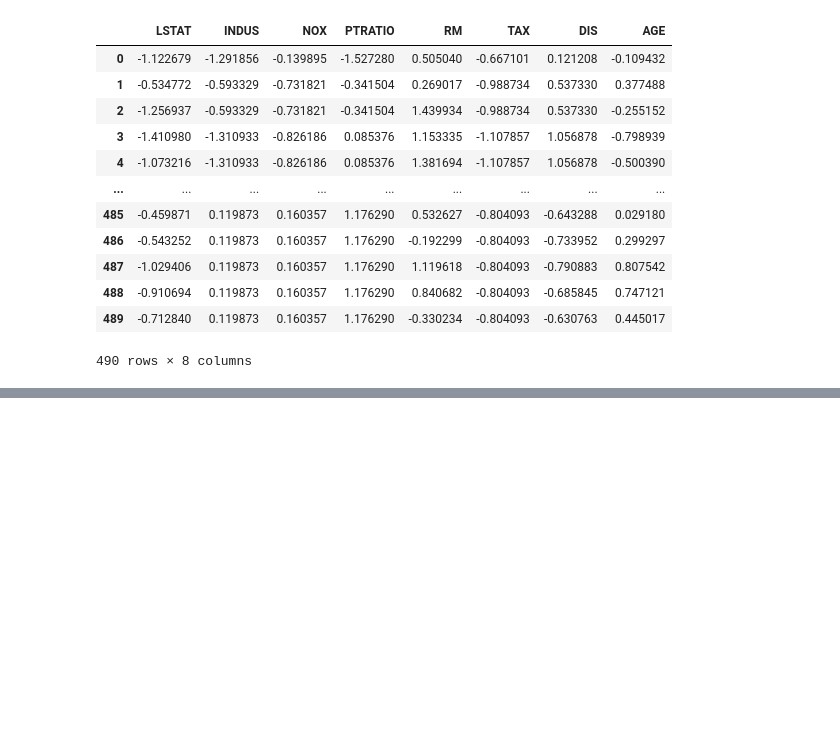
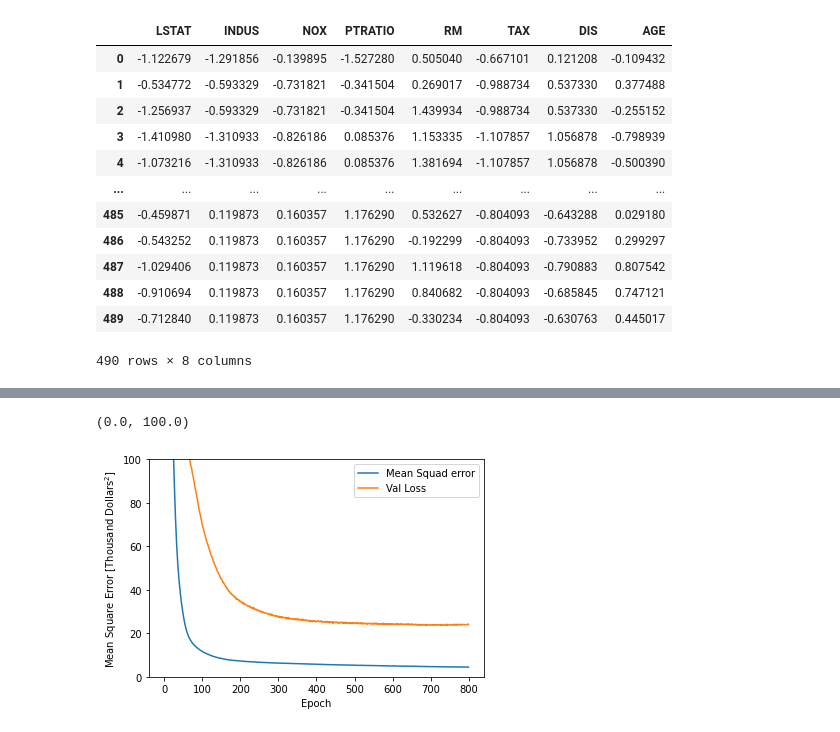
Before and after one commit to elshan2k/boston-house-prediction, a Jupyter notebook: demo.ipynb, the cells around one changed output, grey strips where cells are left out. Saved outputs shown, nothing was run; the diff lists cells and outputs as text; code cells hidden in the pictures; blank space fills up the shorter version.

```diff
--- a/demo.ipynb
+++ b/demo.ipynb
@@ -163,3 +163,4 @@ plt.ylim([0,100])
 train_mean = np.mean(x, axis=0)
 train_std = np.std(x, axis=0)
 train_features = (x - train_mean) / train_std
+train_labels = y
@@ -179,3 +193,11 @@ train_features
 | 488 | -0.910694 | 0.119873 | 0.160357 | 1.176290 | 0.840682 | -0.804093 | -0.685845 | 0.747121 |
 | 489 | -0.712840 | 0.119873 | 0.160357 | 1.176290 | -0.330234 | -0.804093 | -0.630763 | 0.445017 |
 490 rows × 8 columns
+# %%
+mlp_model = Sequential([
+    Dense(50, activation='relu', input_shape=(inp_shape,)),
+    Dense(1)
+])
+
+mlp_model.compile(optimizer='adam', loss='mse', metrics=['mse'])
+history = mlp_model.fit(train_features, train_labels, batch_size=batch_size, epochs=epochs, validation_split=0.1)
@@ -181,0 +222,12 @@ train_features
+# %%
+mlp_model.evaluate(, Y_test)
+hist = pd.DataFrame(history.history)
+hist['epoch'] = history.epoch
+plt.figure()
+plt.xlabel('Epoch')
+plt.ylabel('Mean Square Error [Thousand Dollars$^2$]')
+plt.plot(hist['epoch'], hist['mse'], label='Mean Squad error')
+plt.plot(hist['epoch'], hist['val_loss'], label = 'Val Loss')
+plt.legend()
+plt.ylim([0,100])
+# %% [output]
@@ -181,0 +235,2 @@ train_features
+(0.0, 100.0)
+[figure, added]
```
Also changed, not shown: parts of 3 cells of this notebook, 2 other files.
